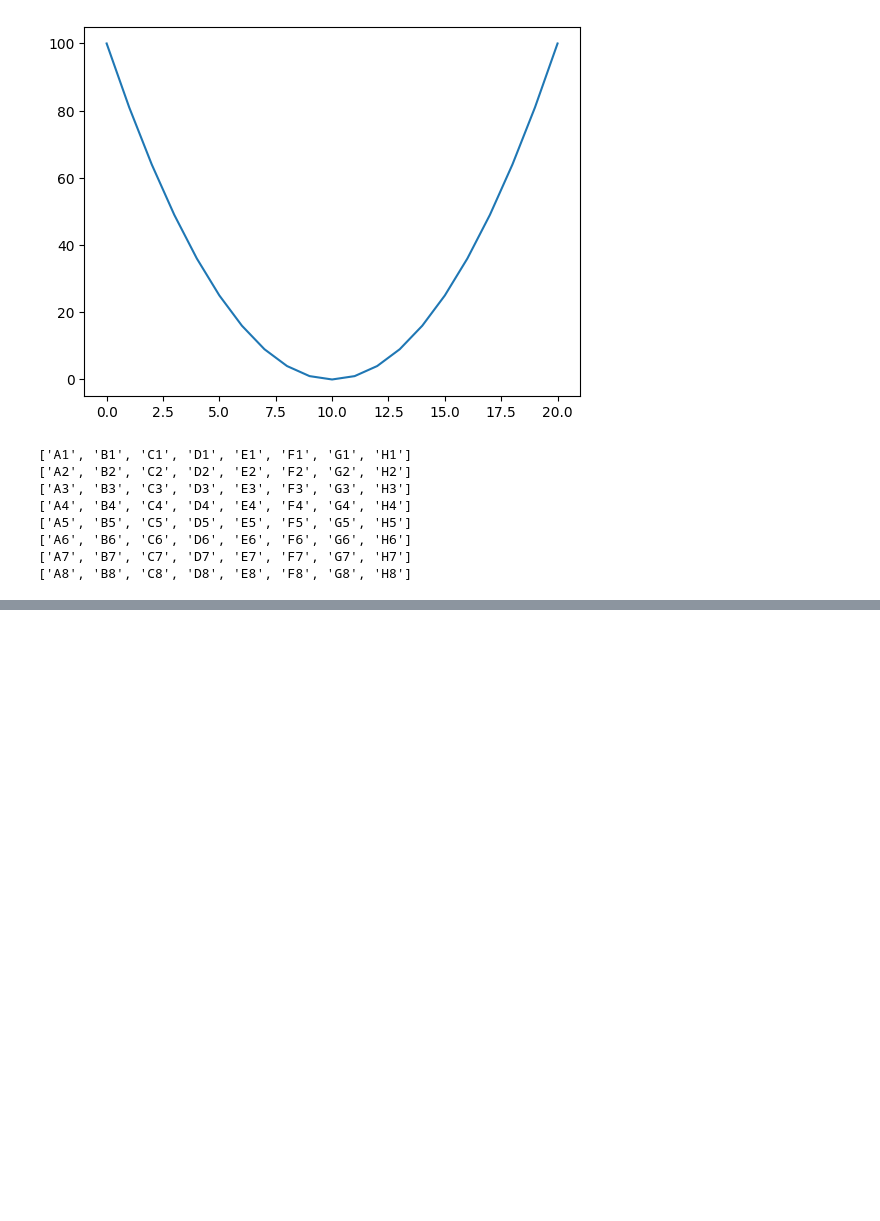
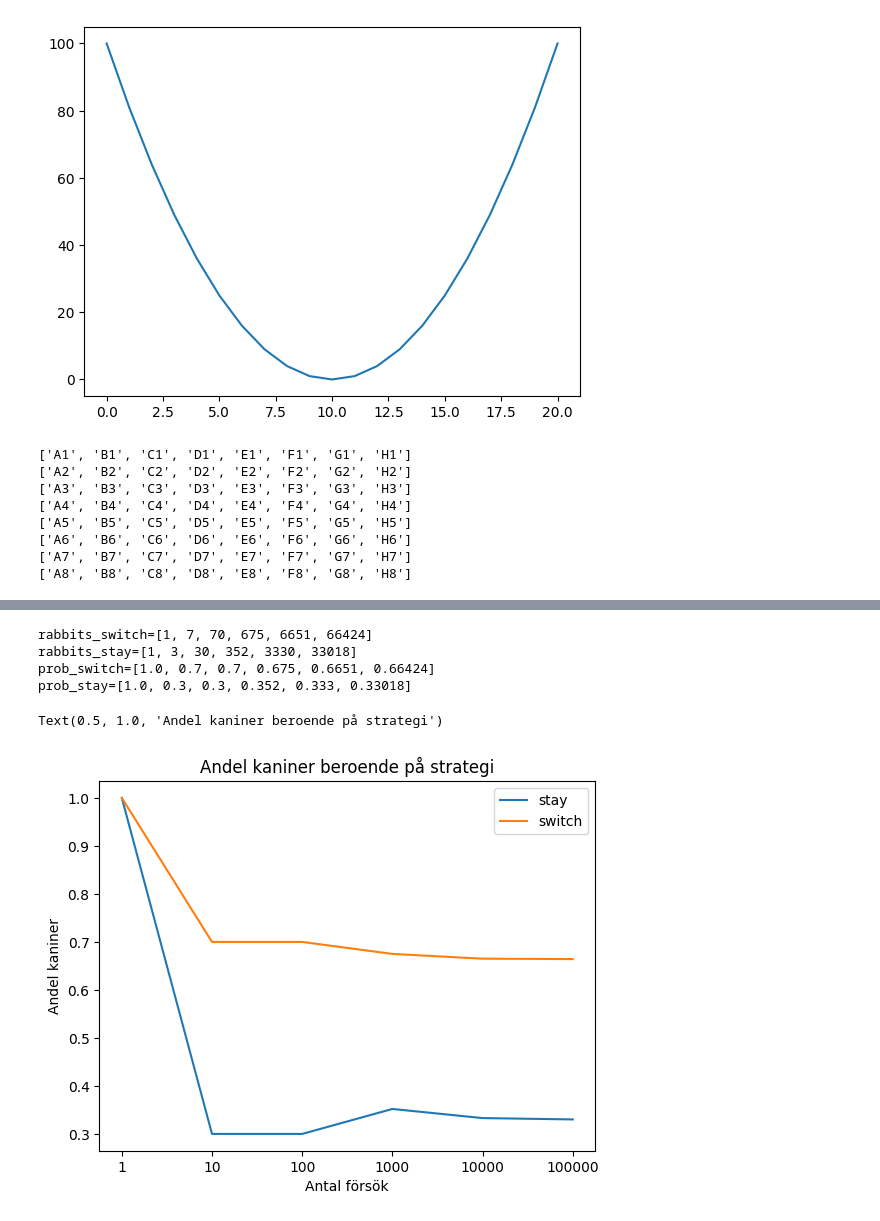
Before and after one commit to HakanAkerblom/Python-Hakan-Akerblom, a Jupyter notebook: Exercises/Exercise04.ipynb, the cells around one changed output, grey strips where cells are left out. Cells and saved outputs as stored; diff of their text form; code cells hidden in the pictures; blank space fills up the shorter version.

```diff
--- a/Exercises/Exercise04.ipynb
+++ b/Exercises/Exercise04.ipynb
@@ -112,0 +113,47 @@ print(math.pi/4)
+# %%
+# A cute rabbit among two ferocious snakes
+import random
+import matplotlib.pyplot as plt
+
+rabbits_switch = [0, 0, 0, 0, 0, 0]
+rabbits_stay = [0, 0, 0, 0, 0, 0]
+for n in range(6):
+    for i in range(10**n):
+        doors = ["snake", "snake", "snake"]
+        correct_guess = random.randint(0, 2)
+        doors[correct_guess] = "rabbit"
+        my_guess = random.randint(0, 2)
+        if my_guess != correct_guess:
+            rabbits_switch[n] += 1
+
+for n in range(6):
+    for i in range(10**n):
+        doors = ["snake", "snake", "snake"]
+        correct_guess = random.randint(0, 2)
+        doors[correct_guess] = "rabbit"
+        my_guess = random.randint(0, 2)
+        if my_guess == correct_guess:
+            rabbits_stay[n] += 1
+
+print(f"{rabbits_switch=}")
+print(f"{rabbits_stay=}")
+
+prob_switch = [rabbits_switch[i]/10**i for i in range(6)]
+print(f"{prob_switch=}")
+prob_stay = [rabbits_stay[i]/10**i for i in range(6)]
+print(f"{prob_stay=}")
+
+plt.plot(prob_stay, label="stay")
+plt.plot(prob_switch, label="switch")
+plt.xticks([0,1,2,3,4,5], [1, 10, 100, 1000, 10000, 100000])
+plt.ylabel("Andel kaniner")
+plt.xlabel("Antal försök")
+plt.legend(loc="upper right")
+plt.title("Andel kaniner beroende på strategi")
+# %% [output]
+rabbits_switch=[1, 7, 70, 675, 6651, 66424]
+rabbits_stay=[1, 3, 30, 352, 3330, 33018]
+prob_switch=[1.0, 0.7, 0.7, 0.675, 0.6651, 0.66424]
+prob_stay=[1.0, 0.3, 0.3, 0.352, 0.333, 0.33018]
+Text(0.5, 1.0, 'Andel kaniner beroende på strategi')
+[figure, added]
```
Also changed, not shown: parts of 3 cells of this notebook, 1 other file.
